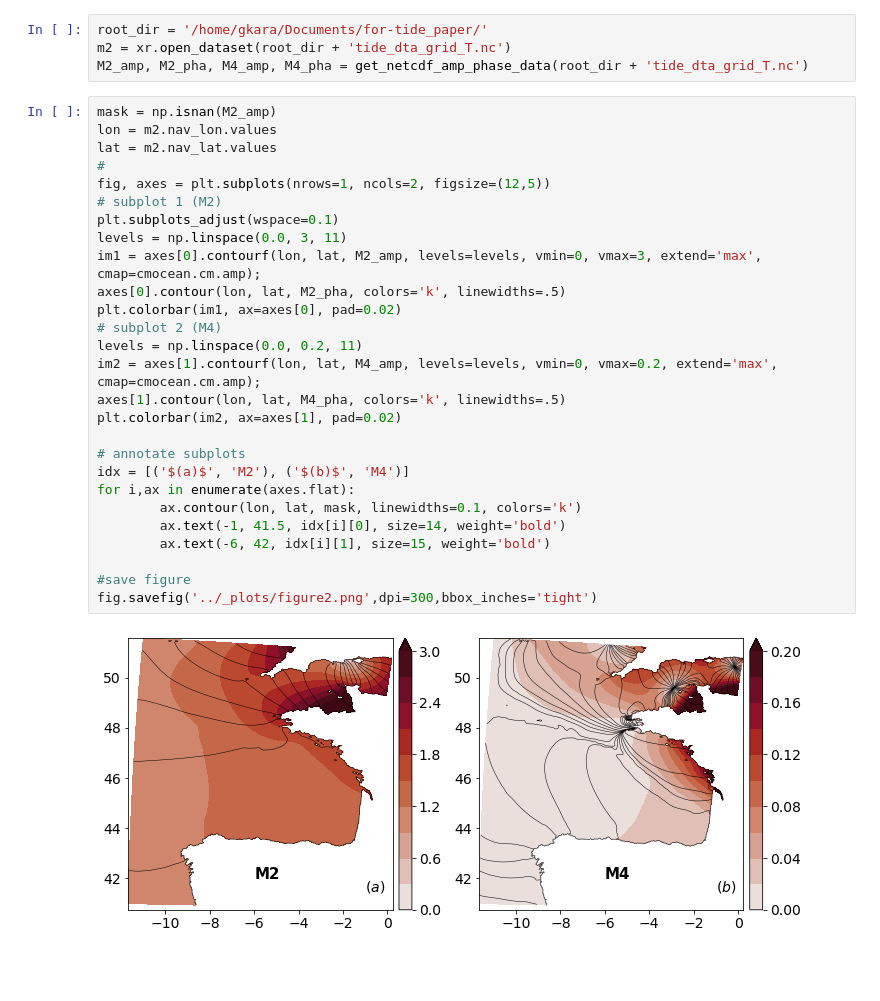
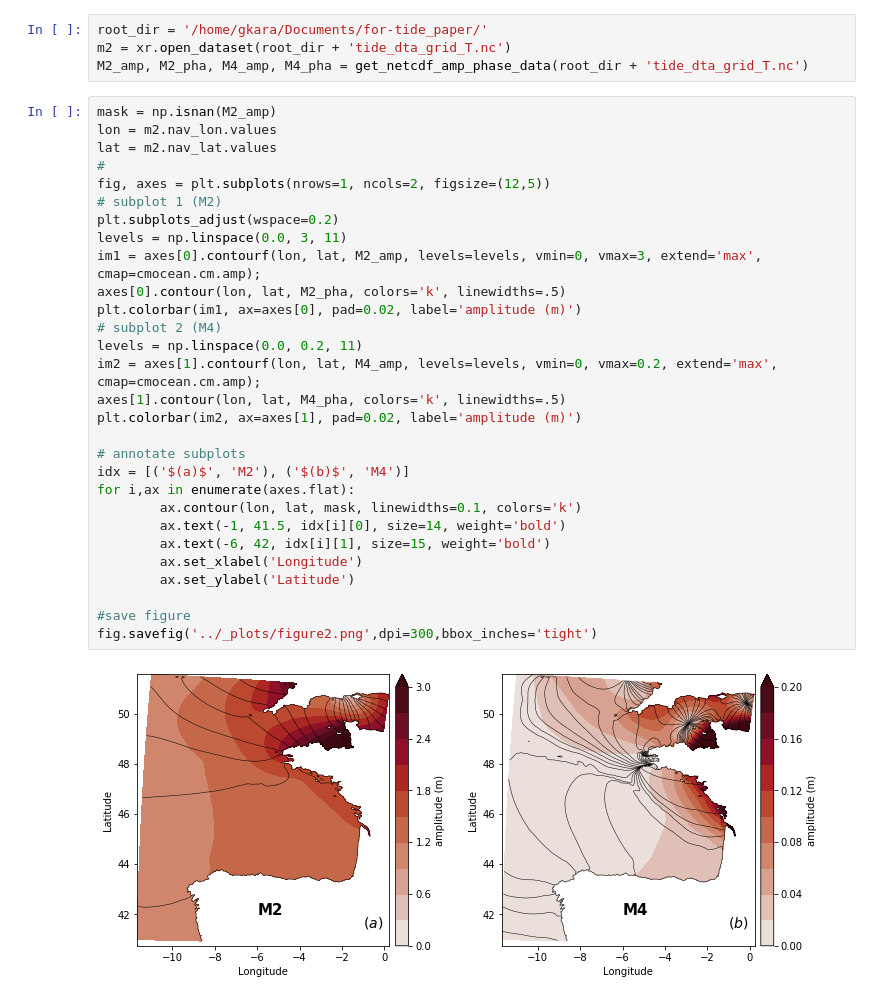
Before and after one commit to gkara00/BoB_tides, a Jupyter notebook: notebooks/figure2.ipynb, the cells around one changed output. Saved outputs shown, nothing was run; the diff lists cells and outputs as text; blank space fills up the shorter version.

```diff
--- a/notebooks/figure2.ipynb
+++ b/notebooks/figure2.ipynb
@@ -40,29 +40,31 @@ M2_amp, M2_pha, M4_amp, M4_pha = get_netcdf_amp_phase_data(root_dir + 'tide_dta_
 # %%
 mask = np.isnan(M2_amp)
 lon = m2.nav_lon.values
 lat = m2.nav_lat.values
 #
 fig, axes = plt.subplots(nrows=1, ncols=2, figsize=(12,5))
 # subplot 1 (M2)
-plt.subplots_adjust(wspace=0.1)
+plt.subplots_adjust(wspace=0.2)
 levels = np.linspace(0.0, 3, 11)
 im1 = axes[0].contourf(lon, lat, M2_amp, levels=levels, vmin=0, vmax=3, extend='max', cmap=cmocean.cm.amp);
 axes[0].contour(lon, lat, M2_pha, colors='k', linewidths=.5)
-plt.colorbar(im1, ax=axes[0], pad=0.02)
+plt.colorbar(im1, ax=axes[0], pad=0.02, label='amplitude (m)')
 # subplot 2 (M4)
 levels = np.linspace(0.0, 0.2, 11)
 im2 = axes[1].contourf(lon, lat, M4_amp, levels=levels, vmin=0, vmax=0.2, extend='max', cmap=cmocean.cm.amp);
 axes[1].contour(lon, lat, M4_pha, colors='k', linewidths=.5)
-plt.colorbar(im2, ax=axes[1], pad=0.02)
+plt.colorbar(im2, ax=axes[1], pad=0.02, label='amplitude (m)')
 
 # annotate subplots
 idx = [('$(a)$', 'M2'), ('$(b)$', 'M4')]
 for i,ax in enumerate(axes.flat):
         ax.contour(lon, lat, mask, linewidths=0.1, colors='k')
         ax.text(-1, 41.5, idx[i][0], size=14, weight='bold')
         ax.text(-6, 42, idx[i][1], size=15, weight='bold')
+        ax.set_xlabel('Longitude')
+        ax.set_ylabel('Latitude')
 
 #save figure
 fig.savefig('../_plots/figure2.png',dpi=300,bbox_inches='tight')
 # %% [output]
-[figure, old version]
+[figure, new version]
```
Also changed, not shown: 38 other files.
